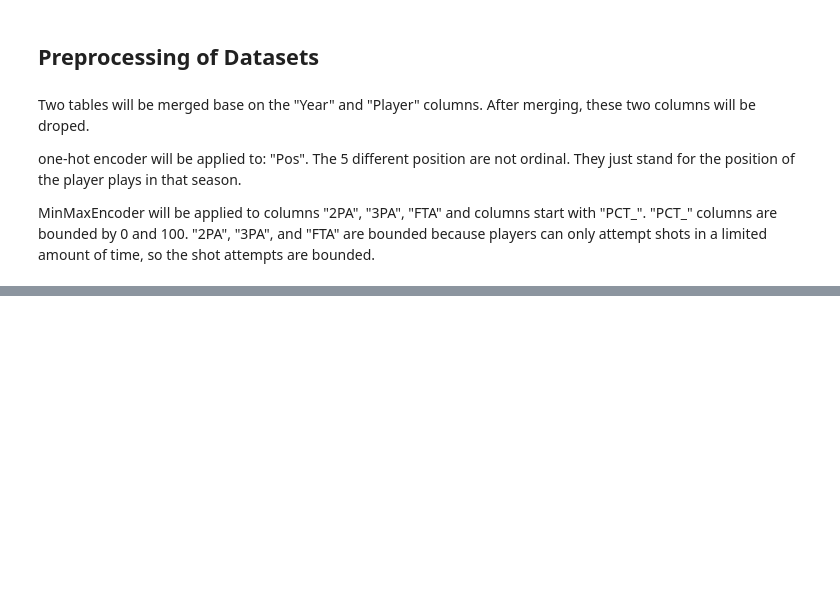
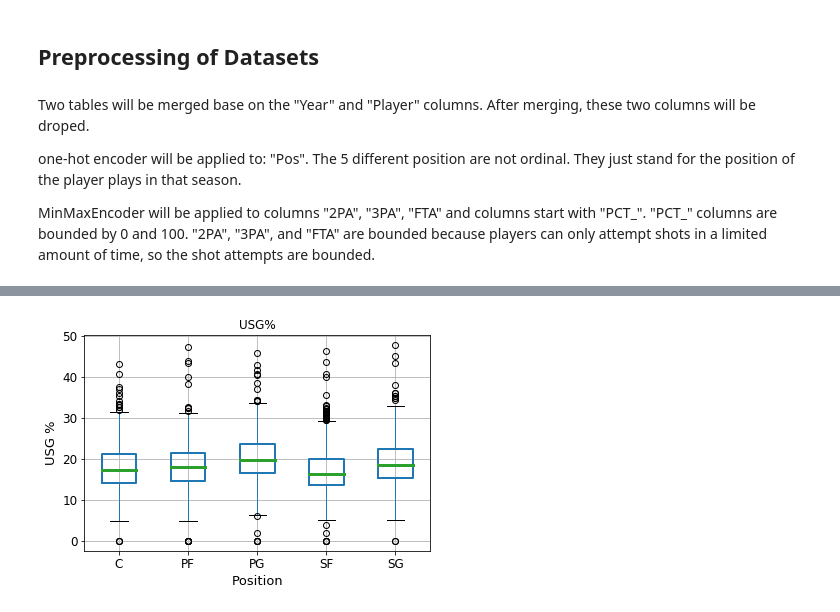
Before and after one commit to Melo96/data1030-project, a Jupyter notebook: src/sorce code.ipynb, the cells around one changed output, grey strips where cells are left out. Saved outputs shown, nothing was run; the diff lists cells and outputs as text; code cells hidden in the pictures; blank space fills up the shorter version.

```diff
--- a/src/sorce code.ipynb
+++ b/src/sorce code.ipynb
@@ -151,0 +253,10 @@ pd.read_csv('NBA_preprocessed.csv').head(5)
+# %%
+df[["USG%",'Pos']].boxplot(by='Pos', fontsize=12, boxprops={'linewidth':2}, medianprops={'linewidth':3})
+
+plt.ylabel('USG %', fontdict={'size':13})
+plt.xlabel('Position',fontdict={'size':13})
+plt.suptitle('')
+#plt.savefig('/home/jovyan/1030/project/data1030-project/figures/usg_vs_pos_boxplot.png',dpi=300)
+plt.show()
+# %% [output]
+[figure, added]
```
Also changed, not shown: parts of 16 cells of this notebook, 16 other files.
